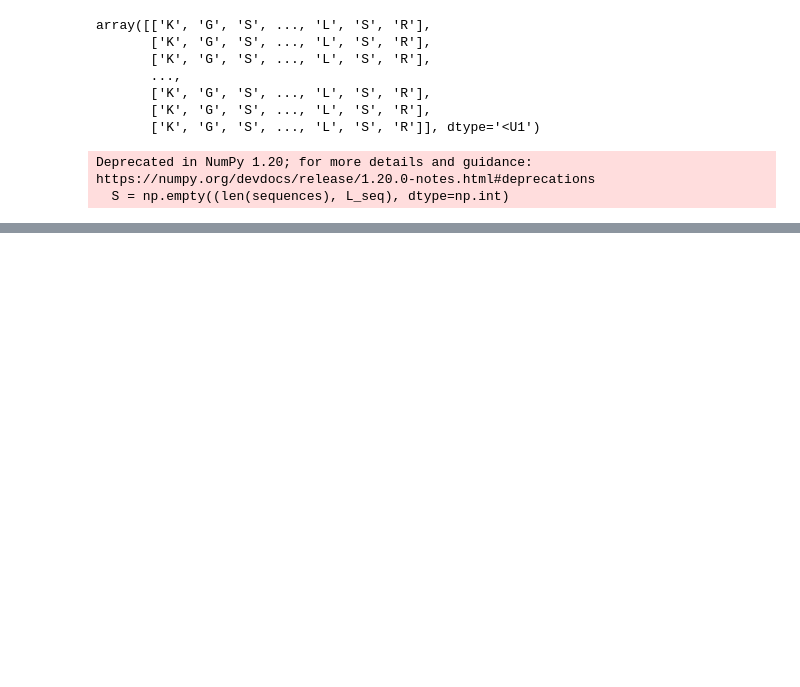
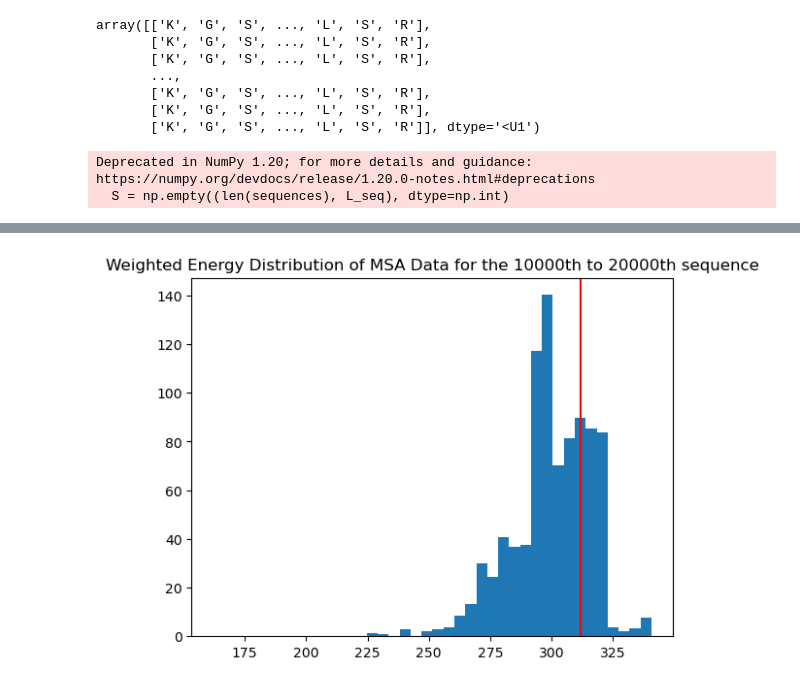
Before and after one commit to LDeng0205/msa_classify, a Jupyter notebook: potts.ipynb, the cells around one changed output, grey strips where cells are left out. Saved outputs shown, nothing was run; the diff lists cells and outputs as text; code cells hidden in the pictures; blank space fills up the shorter version.

```diff
--- a/potts.ipynb
+++ b/potts.ipynb
@@ -226,0 +324,18 @@ No implementation of function Function(<built-in function getitem>) found for si
+# %%
+c3 = CouplingsModel("PABP_YEAST/model/PABP_YEAST_10000.model_params")
+w_20000 = c3.weights
+w_20000_valid = []
+for i in range(c2.weights.shape[0]):
+    if w_20000[i] == 0:
+        continue
+    w_20000[i] = 1/w_20000[i]
+    w_20000_valid.append(w_20000[i])
+# %%
+plt.hist(msa_energies[len(w_10000_valid):len(w_10000_valid)+len(w_20000_valid), 0], weights=w_20000_valid, bins=40)
+
+plt.axvline(x=c.hamiltonians([c.seq()])[0][0], color='red')
+plt.title("Weighted Energy Distribution of MSA Data for the 10000th to 20000th sequence")
+# plt.yscale('log')
+plt.show()
+# %% [output]
+[figure, added]
```
Also changed, not shown: parts of 20 cells of this notebook, 8 other files.
